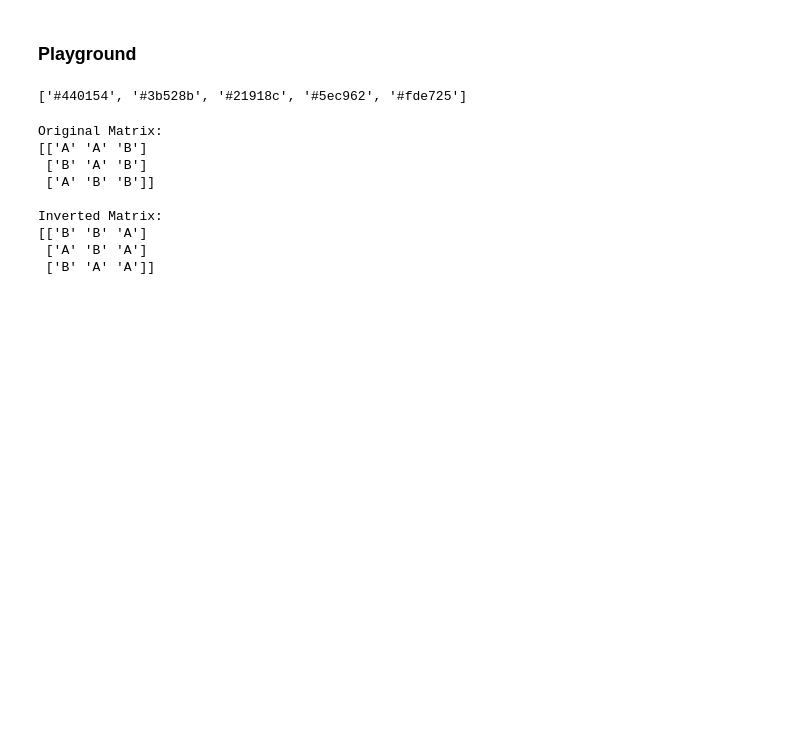
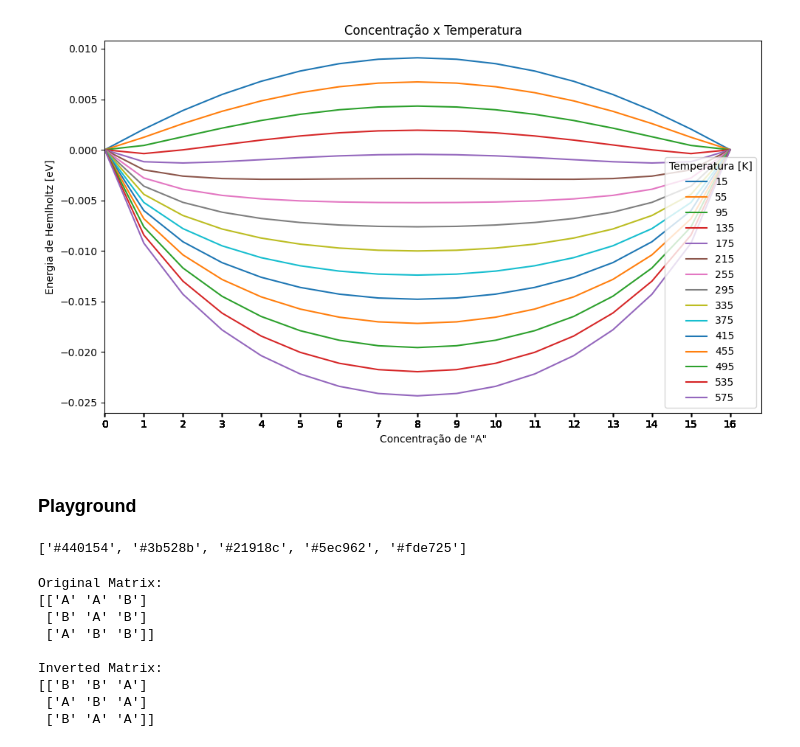
Before and after one commit to Gbeneti/ensemble_canonico, a Jupyter notebook: ensemble_canonico_mistura.ipynb, the cells around one changed output. Drawn from its saved outputs; the diff is of its cells as text; code cells hidden in the pictures; blank space fills up the shorter version.

Commit message:
added JP version + implementado mean field + .py version

```diff
--- a/ensemble_canonico_mistura.ipynb
+++ b/ensemble_canonico_mistura.ipynb
@@ -190 +210,18 @@ KeyboardInterrupt:
+# %%
+def determinar_mean_field(temperaturas):
+    global N_A_percentage, SIZE
+
+    F_list = []
+
+
+    for T, percentage in itertools.product(temperaturas, N_A_percentage):
+        F = pappu(T, percentage)
+        F_list.append(F)
+
+    temperaturas_list = [T for T in temperaturas for _ in range(0,(SIZE*SIZE) + 1)]
+    x_axis = list(N_A_range) * len(temperaturas)
+    concentration_ratio = list(N_A_percentage) * len(temperaturas)
+
+    data = pd.DataFrame({"Concentracao": concentration_ratio, "Energia de Helmholtz [eV]": F_list, "Temperatura [K]": temperaturas_list, "x_axis": x_axis})
+    return data
 # %%
@@ -334,0 +259,2 @@ def pappu(T, sigma):
+# %%
+mean_field = determinar_mean_field(TEMPERATURAS)
@@ -335,3 +281,7 @@ def pappu(T, sigma):
+# %%
+plot_helmholtz(mean_field, img_name = "mean_field.png")
+# %% [output]
+[figure, added]
 # %% [markdown]
 ### Playground
 # %%
```
Also changed, not shown: parts of 23 cells of this notebook, 6 other files.
